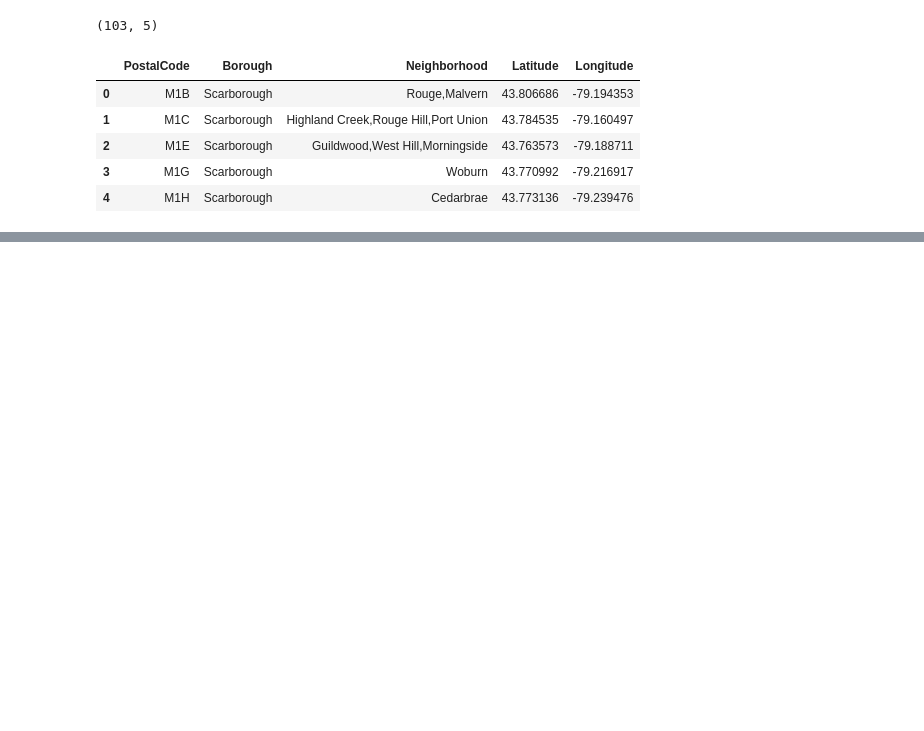
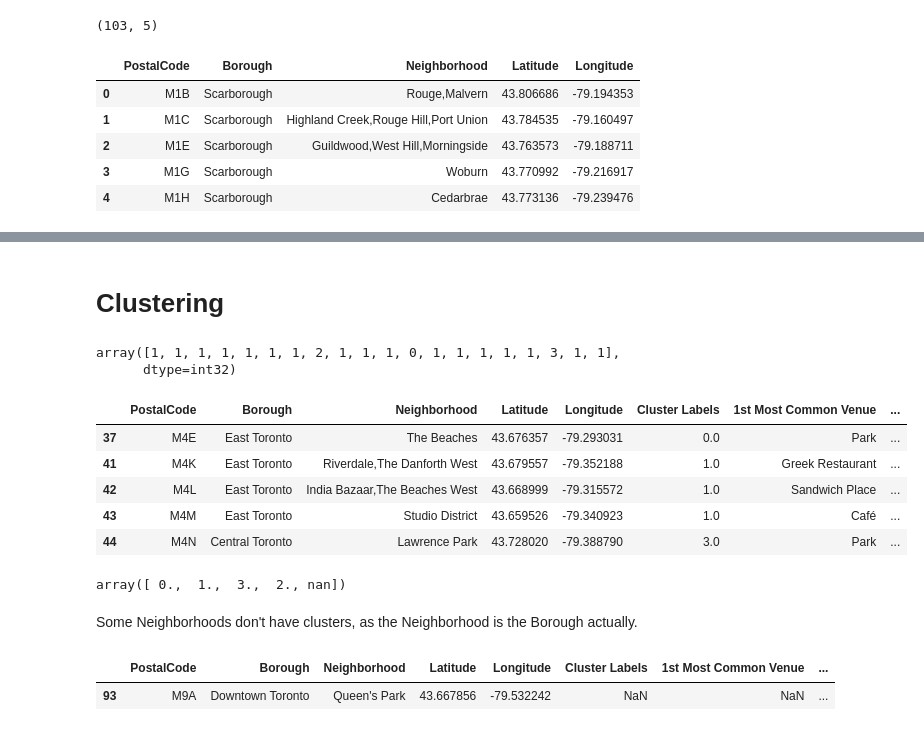
Before and after one commit to stefanieseifert/Coursera_Capstone, a Jupyter notebook: Segmenting Neighboorhoods in Toronto.ipynb, the cells around one changed output, grey strips where cells are left out. Drawn from its saved outputs; the diff is of its cells as text; code cells hidden in the pictures; blank space fills up the shorter version.

```diff
--- a/Segmenting Neighboorhoods in Toronto.ipynb
+++ b/Segmenting Neighboorhoods in Toronto.ipynb
@@ -132,0 +354,21 @@ df_joined.head()
+# %%
+num_top_venues = 10
+
+indicators = ['st', 'nd', 'rd']
+
+# create columns according to number of top venues
+columns = ['Neighborhood']
+for ind in np.arange(num_top_venues):
+    try:
+        columns.append('{}{} Most Common Venue'.format(ind+1, indicators[ind]))
+    except:
+        columns.append('{}th Most Common Venue'.format(ind+1))
+
+# create a new dataframe
+neighborhoods_venues_sorted = pd.DataFrame(columns=columns)
+neighborhoods_venues_sorted['Neighborhood'] = toronto_grouped['Neighborhood']
+
+for ind in np.arange(toronto_grouped.shape[0]):
+    neighborhoods_venues_sorted.iloc[ind, 1:] = return_most_common_venues(toronto_grouped.iloc[ind, :], num_top_venues)
+
+neighborhoods_venues_sorted.head()
@@ -132,0 +382,44 @@ df_joined.head()
+# %% [markdown]
+# Clustering
+# %%
+# set number of clusters
+kclusters = 4
+
+toronto_grouped_clustering = toronto_grouped.drop('Neighborhood', 1)
+
+# run k-means clustering
+kmeans = KMeans(n_clusters=kclusters, random_state=0).fit(toronto_grouped_clustering)
+
+# check cluster labels generated for each row in the dataframe
+kmeans.labels_[0:20]
+# %% [output]
+array([1, 1, 1, 1, 1, 1, 1, 2, 1, 1, 1, 0, 1, 1, 1, 1, 1, 3, 1, 1],
+      dtype=int32)
+# %%
+# add clustering labels
+neighborhoods_venues_sorted.insert(0, 'Cluster Labels', kmeans.labels_)
+
+toronto_merged = toronto_data
+
+# merge toronto_grouped with toronto_data to add latitude/longitude for each neighborhood
+toronto_merged = toronto_merged.join(neighborhoods_venues_sorted.set_index('Neighborhood'), on='Neighborhood')
+
+toronto_merged.head() # check the last columns!
+# %% [output]
+|  | PostalCode | Borough | Neighborhood | Latitude | Longitude | Cluster Labels | 1st Most Common Venue | ... |
+| 37 | M4E | East Toronto | The Beaches | 43.676357 | -79.293031 | 0.0 | Park | ... |
+| 41 | M4K | East Toronto | Riverdale,The Danforth West | 43.679557 | -79.352188 | 1.0 | Greek Restaurant | ... |
+| 42 | M4L | East Toronto | India Bazaar,The Beaches West | 43.668999 | -79.315572 | 1.0 | Sandwich Place | ... |
+| 43 | M4M | East Toronto | Studio District | 43.659526 | -79.340923 | 1.0 | Café | ... |
+| 44 | M4N | Central Toronto | Lawrence Park | 43.728020 | -79.388790 | 3.0 | Park | ... |
+# %%
+toronto_merged['Cluster Labels'].unique()
+# %% [output]
+array([ 0.,  1.,  3.,  2., nan])
+# %% [markdown]
+Some Neighborhoods don't have clusters, as the Neighborhood is the Borough actually.
+# %%
+toronto_merged[toronto_merged['Cluster Labels'].isnull()]
+# %% [output]
+|  | PostalCode | Borough | Neighborhood | Latitude | Longitude | Cluster Labels | 1st Most Common Venue | ... |
+| 93 | M9A | Downtown Toronto | Queen's Park | 43.667856 | -79.532242 | NaN | NaN | ... |
```
Also changed, not shown: parts of 31 cells of this notebook.
